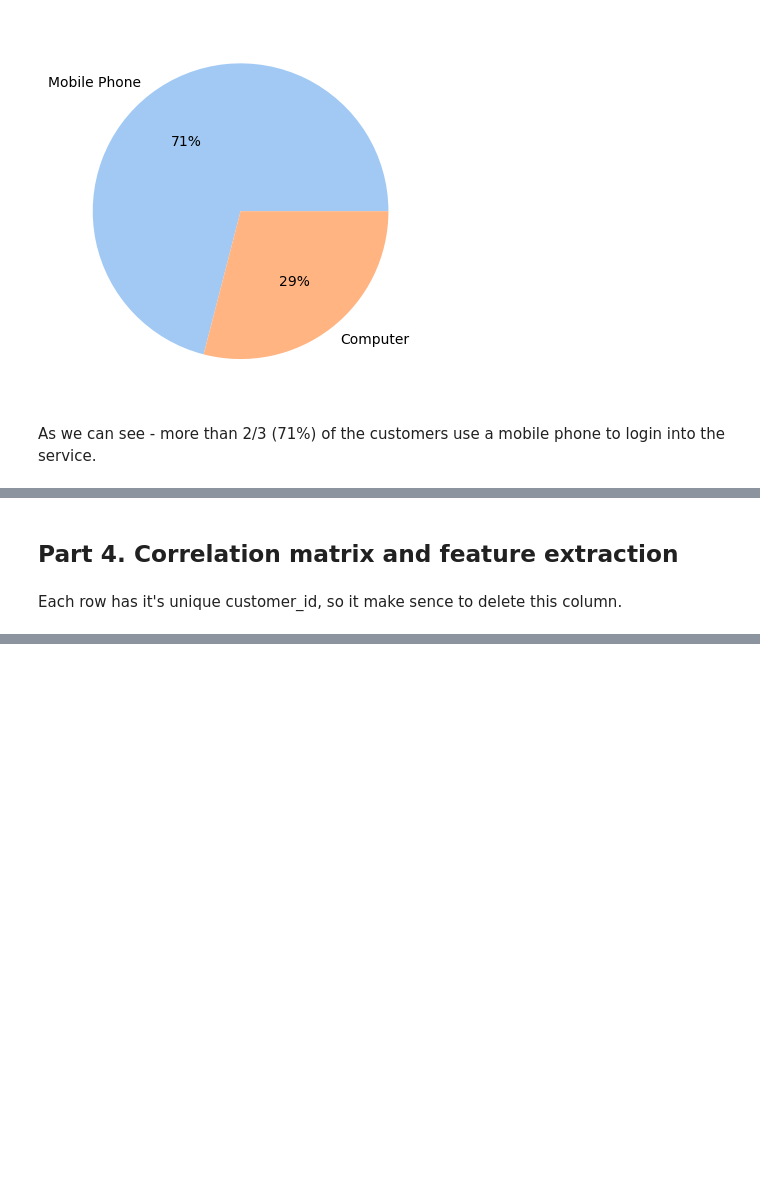
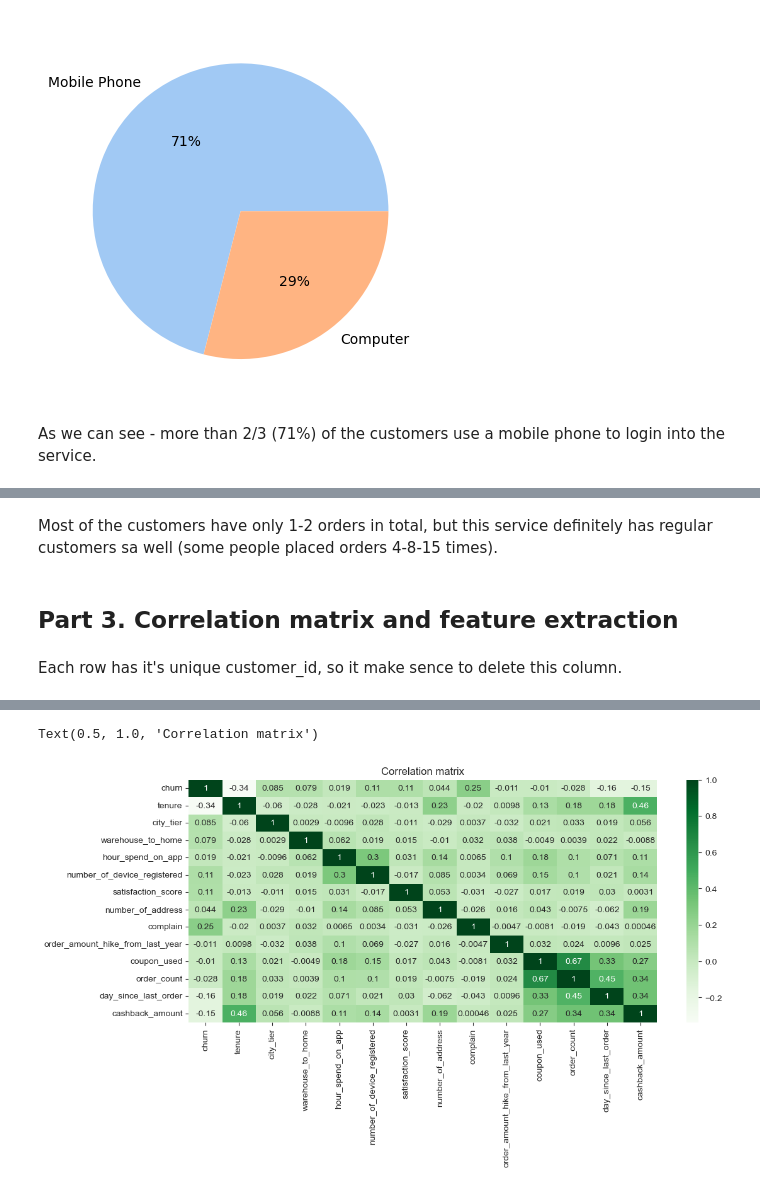
Before and after one commit to NovikovaJulia/mid-project, a Jupyter notebook: notebooks/Mid_Bootcamp_Project.ipynb, the cells around one changed output, grey strips where cells are left out. Drawn from its saved outputs; the diff is of its cells as text; code cells hidden in the pictures; blank space fills up the shorter version.

```diff
--- a/notebooks/Mid_Bootcamp_Project.ipynb
+++ b/notebooks/Mid_Bootcamp_Project.ipynb
@@ -510,7 +518,9 @@ Most of the customers have only 1-2 orders in total, but this service definitely
+# %% [markdown]
+Most of the customers have only 1-2 orders in total, but this service definitely has regular customers sa well (some people placed orders 4-8-15 times).
 # %% [markdown]
-<h2>Part 4. Correlation matrix and feature extraction</h2>
+<h2>Part 3. Correlation matrix and feature extraction</h2>
-# %% [markdown]
-Each row has it's unique customer_id, so it make sence to delete this column.
+# %% [markdown]
+Each row has it's unique customer_id, so it make sence to delete this column.
 # %%
 data = data.drop(columns=['customer_id'])
 data.head()
@@ -521,3 +531,11 @@ data.head()
 | 2 | 1 | 10 | Mobile Phone | 1 | 30 | Debit Card | Male | ... |
 | 3 | 1 | 0 | Mobile Phone | 3 | 15 | Debit Card | Male | ... |
 | 4 | 1 | 0 | Mobile Phone | 1 | 12 | Credit Card | Male | ... |
+# %%
+numerical = data.select_dtypes(np.number)
+plt.figure(figsize=(12, 5))
+heatmap = sns.heatmap(numerical.corr(), annot=True, cmap='Greens' )
+heatmap.set_title('Correlation matrix')
+# %% [output]
+Text(0.5, 1.0, 'Correlation matrix')
+[figure, added]
```
Also changed, not shown: parts of 68 cells of this notebook.
